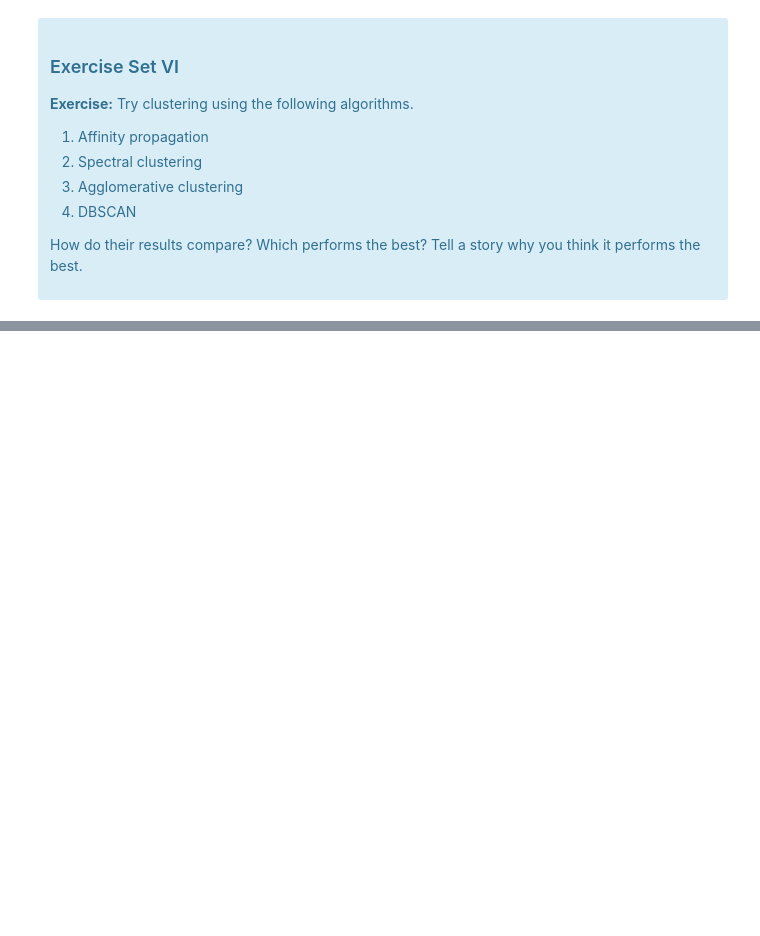
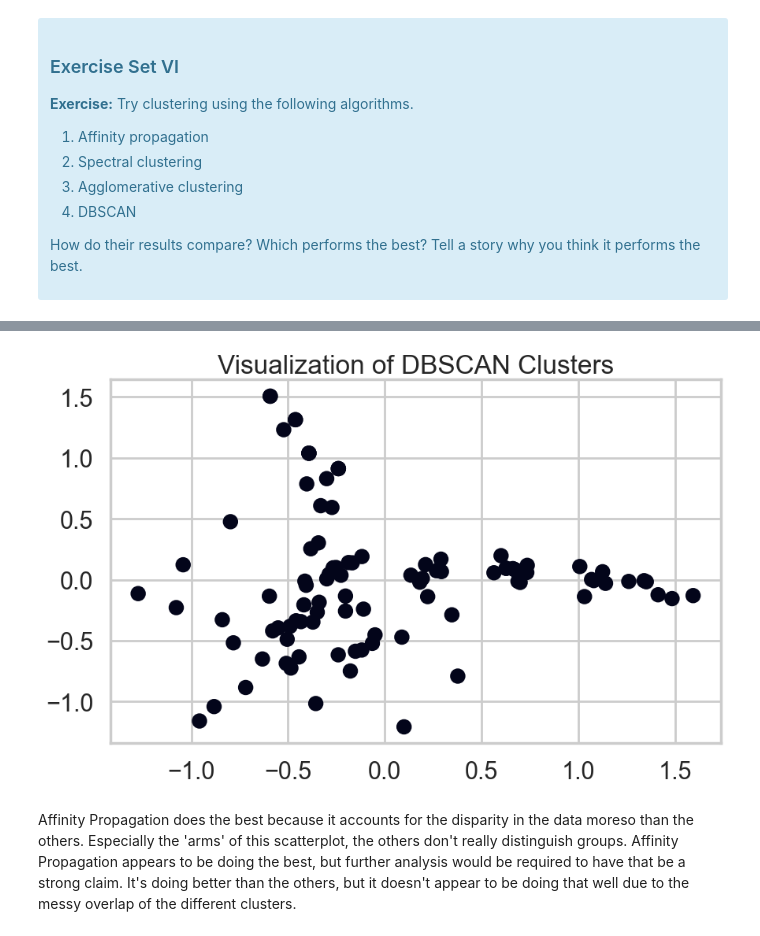
Before and after one commit to DawdlingDaedalus/mec-mini-projects, a Jupyter notebook: mec-16.2.6-clustering-mini-project/Mini_Project_Clustering.ipynb, the cells around one changed output, grey strips where cells are left out. Saved outputs shown, nothing was run; the diff lists cells and outputs as text; code cells hidden in the pictures; blank space fills up the shorter version.

```diff
--- a/mec-16.2.6-clustering-mini-project/Mini_Project_Clustering.ipynb
+++ b/mec-16.2.6-clustering-mini-project/Mini_Project_Clustering.ipynb
@@ -795,0 +846,19 @@ Source: http://scikit-learn.org/stable/modules/clustering.html
+# %%
+# DBSCAN
+
+from sklearn.cluster import DBSCAN
+
+dbscan = DBSCAN(eps=0.5, min_samples=5)
+labels_dbscan = dbscan.fit_predict(X)
+# %%
+pca = PCA(n_components=2)
+principal_components = pca.fit_transform(X)
+
+plt.figure(figsize=(10,6))
+plt.scatter(principal_components[:,0], principal_components[:,1], c=labels_dbscan)
+plt.title('Visualization of DBSCAN Clusters')
+plt.show()
+# %% [output]
+[figure, added]
+# %% [markdown]
+Affinity Propagation does the best because it accounts for the disparity in the data moreso than the others. Especially the 'arms' of this scatterplot, the others don't really distinguish groups. Affinity Propagation appears to be doing the best, but further analysis would be required to have that be a strong claim. It's doing better than the others, but it doesn't appear to be doing that well due to the messy overlap of the different clusters.
```
Also changed, not shown: parts of 11 cells of this notebook.
